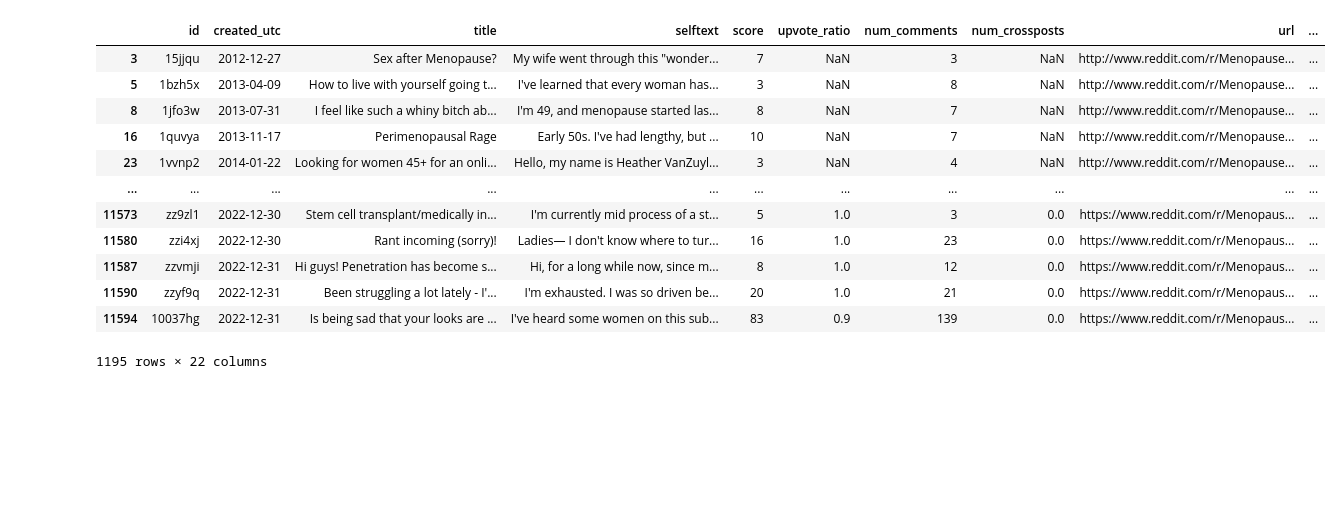
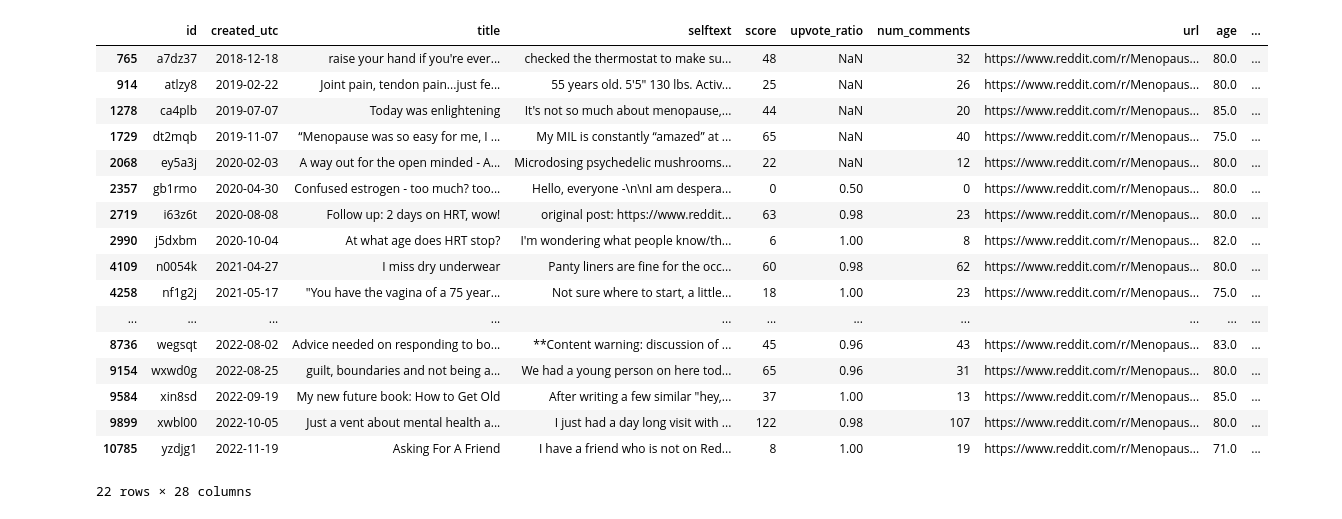
Before and after one commit to aldenyslo/webscrape_100l, a Jupyter notebook: reddit.ipynb, the cells around one changed output. Saved outputs shown, nothing was run; the diff lists cells and outputs as text; code cells hidden in the pictures; blank space fills up the shorter version.

```diff
--- a/reddit.ipynb
+++ b/reddit.ipynb
@@ -217,12 +257,22 @@ df["heavy/irregular_periods"] = df["selftext"].apply(heavy_irregular_periods) |
+# %%
+def weight_gain(text):
+    pattern = r"\bweight"
+
+    matches = re.search(pattern, text, re.IGNORECASE)
+
+    # Return True if any match is found, else False
+    return bool(matches)
+
+df["weight_gain"] = df['selftext'].apply(weight_gain) | df["title"].apply(weight_gain)
 # %%
 def hormone(text):
-    pattern = r"\bpatch|hrt|estradiol|estro|progesterone|testo|steroid|hormone\s*repl|hormone\s*thera"
+    pattern = r"\b(patch|dhea|hrt|estrace|estradiol|estro|estriol|progesterone|testo|steroid|hormone\s*repl|hormone\s*thera)"
 
-    matches = re.findall(pattern, text, re.IGNORECASE)
+    matches = re.search(pattern, text, re.IGNORECASE)
 
     # Return True if any match is found, else False
     return bool(matches)
-df["hormone_therapy"] = df['selftext'].apply(mood) | df["title"].apply(mood)
+df["hormone_therapy"] = df['selftext'].apply(hormone) | df["title"].apply(hormone)
 # %%
 def antidepressants(text):
     pattern = r"\bantide|ssri|snri|zoloft|prozac|paxil|pexeva|celexa|lexapro|Cymbalta|Drizalma|effexor|Pristiq|fetzima"
@@ -232,8 +282,29 @@ def antidepressants(text):
     # Return True if any match is found, else False
     return bool(matches)
 df["antidepressants"] = df['selftext'].apply(antidepressants) | df["title"].apply(antidepressants)
+# %%
+def vitamins(text):
+    pattern = r"\bvitamin"
+
+    matches = re.search(pattern, text, re.IGNORECASE)
+
+    # Return True if any match is found, else False
+    return bool(matches)
+df["vitamins"] = df['selftext'].apply(vitamins) | df["title"].apply(vitamins)
+# %%
+def exercise(text):
+    pattern = r"\bexerci"
+
+    matches = re.search(pattern, text, re.IGNORECASE)
+
+    # Return True if any match is found, else False
+    return bool(matches)
+df["exercise"] = df['selftext'].apply(exercise) | df["title"].apply(exercise)
 # %%
-print(df[df["id"] == "rt7m8a"])
-print(len(df[(df["heavy/irregular_periods"] == True)]))
-df[(df["sexual_problems"] == True)]
+print(df[df["id"] == "mh5pcl"])
+print(len(df[(df["bladder_control_problems"] == True)]))
+
+df[df["age"] > 70]
+# filtered_df = df[(~df.iloc[:, 9:]).all(axis=1)]
+# filtered_df.iloc[500:550]
 # %% [output]
@@ -257,13 +331,18 @@ df[(df["sexual_problems"] == True)]
-|  | id | created_utc | title | selftext | score | upvote_ratio | num_comments | num_crossposts | url | ... |
-| 3 | 15jjqu | 2012-12-27 | Sex after Menopause? | My wife went through this "wonder... | 7 | NaN | 3 | NaN | http://www.reddit.com/r/Menopause... | ... |
-| 5 | 1bzh5x | 2013-04-09 | How to live with yourself going t... | I've learned that every woman has... | 3 | NaN | 8 | NaN | http://www.reddit.com/r/Menopause... | ... |
-| 8 | 1jfo3w | 2013-07-31 | I feel like such a whiny bitch ab... | I'm 49, and menopause started las... | 8 | NaN | 7 | NaN | http://www.reddit.com/r/Menopause... | ... |
-| 16 | 1quvya | 2013-11-17 | Perimenopausal Rage | Early 50s. I've had lengthy, but ... | 10 | NaN | 7 | NaN | http://www.reddit.com/r/Menopause... | ... |
-| 23 | 1vvnp2 | 2014-01-22 | Looking for women 45+ for an onli... | Hello, my name is Heather VanZuyl... | 3 | NaN | 4 | NaN | http://www.reddit.com/r/Menopause... | ... |
+|  | id | created_utc | title | selftext | score | upvote_ratio | num_comments | url | age | ... |
+| 765 | a7dz37 | 2018-12-18 | raise your hand if you're ever... | checked the thermostat to make su... | 48 | NaN | 32 | https://www.reddit.com/r/Menopaus... | 80.0 | ... |
+| 914 | atlzy8 | 2019-02-22 | Joint pain, tendon pain...just fe... | 55 years old. 5'5" 130 lbs. Activ... | 25 | NaN | 26 | https://www.reddit.com/r/Menopaus... | 80.0 | ... |
+| 1278 | ca4plb | 2019-07-07 | Today was enlightening | It's not so much about menopause,... | 44 | NaN | 20 | https://www.reddit.com/r/Menopaus... | 85.0 | ... |
+| 1729 | dt2mqb | 2019-11-07 | “Menopause was so easy for me, I ... | My MIL is constantly “amazed” at ... | 65 | NaN | 40 | https://www.reddit.com/r/Menopaus... | 75.0 | ... |
+| 2068 | ey5a3j | 2020-02-03 | A way out for the open minded - A... | Microdosing psychedelic mushrooms... | 22 | NaN | 12 | https://www.reddit.com/r/Menopaus... | 80.0 | ... |
+| 2357 | gb1rmo | 2020-04-30 | Confused estrogen - too much? too... | Hello, everyone -\n\nI am despera... | 0 | 0.50 | 0 | https://www.reddit.com/r/Menopaus... | 80.0 | ... |
+| 2719 | i63z6t | 2020-08-08 | Follow up: 2 days on HRT, wow! | original post: https://www.reddit... | 63 | 0.98 | 23 | https://www.reddit.com/r/Menopaus... | 80.0 | ... |
+| 2990 | j5dxbm | 2020-10-04 | At what age does HRT stop? | I'm wondering what people know/th... | 6 | 1.00 | 8 | https://www.reddit.com/r/Menopaus... | 82.0 | ... |
+| 4109 | n0054k | 2021-04-27 | I miss dry underwear | Panty liners are fine for the occ... | 60 | 0.98 | 62 | https://www.reddit.com/r/Menopaus... | 80.0 | ... |
+| 4258 | nf1g2j | 2021-05-17 | "You have the vagina of a 75 year... | Not sure where to start, a little... | 18 | 1.00 | 23 | https://www.reddit.com/r/Menopaus... | 75.0 | ... |
 | ... | ... | ... | ... | ... | ... | ... | ... | ... | ... | ... |
-| 11573 | zz9zl1 | 2022-12-30 | Stem cell transplant/medically in... | I'm currently mid process of a st... | 5 | 1.0 | 3 | 0.0 | https://www.reddit.com/r/Menopaus... | ... |
-| 11580 | zzi4xj | 2022-12-30 | Rant incoming (sorry)! | Ladies— I don't know where to tur... | 16 | 1.0 | 23 | 0.0 | https://www.reddit.com/r/Menopaus... | ... |
-| 11587 | zzvmji | 2022-12-31 | Hi guys! Penetration has become s... | Hi, for a long while now, since m... | 8 | 1.0 | 12 | 0.0 | https://www.reddit.com/r/Menopaus... | ... |
-| 11590 | zzyf9q | 2022-12-31 | Been struggling a lot lately - I'... | I'm exhausted. I was so driven be... | 20 | 1.0 | 21 | 0.0 | https://www.reddit.com/r/Menopaus... | ... |
-| 11594 | 10037hg | 2022-12-31 | Is being sad that your looks are ... | I've heard some women on this sub... | 83 | 0.9 | 139 | 0.0 | https://www.reddit.com/r/Menopaus... | ... |
+| 8736 | wegsqt | 2022-08-02 | Advice needed on responding to bo... | **Content warning: discussion of ... | 45 | 0.96 | 43 | https://www.reddit.com/r/Menopaus... | 83.0 | ... |
+| 9154 | wxwd0g | 2022-08-25 | guilt, boundaries and not being a... | We had a young person on here tod... | 65 | 0.96 | 31 | https://www.reddit.com/r/Menopaus... | 80.0 | ... |
+| 9584 | xin8sd | 2022-09-19 | My new future book: How to Get Old | After writing a few similar "hey,... | 37 | 1.00 | 13 | https://www.reddit.com/r/Menopaus... | 85.0 | ... |
+| 9899 | xwbl00 | 2022-10-05 | Just a vent about mental health a... | I just had a day long visit with ... | 122 | 0.98 | 107 | https://www.reddit.com/r/Menopaus... | 80.0 | ... |
+| 10785 | yzdjg1 | 2022-11-19 | Asking For A Friend | I have a friend who is not on Red... | 8 | 1.00 | 19 | https://www.reddit.com/r/Menopaus... | 71.0 | ... |
-1195 rows × 22 columns
+22 rows × 28 columns
```
Also changed, not shown: parts of 12 cells of this notebook.
